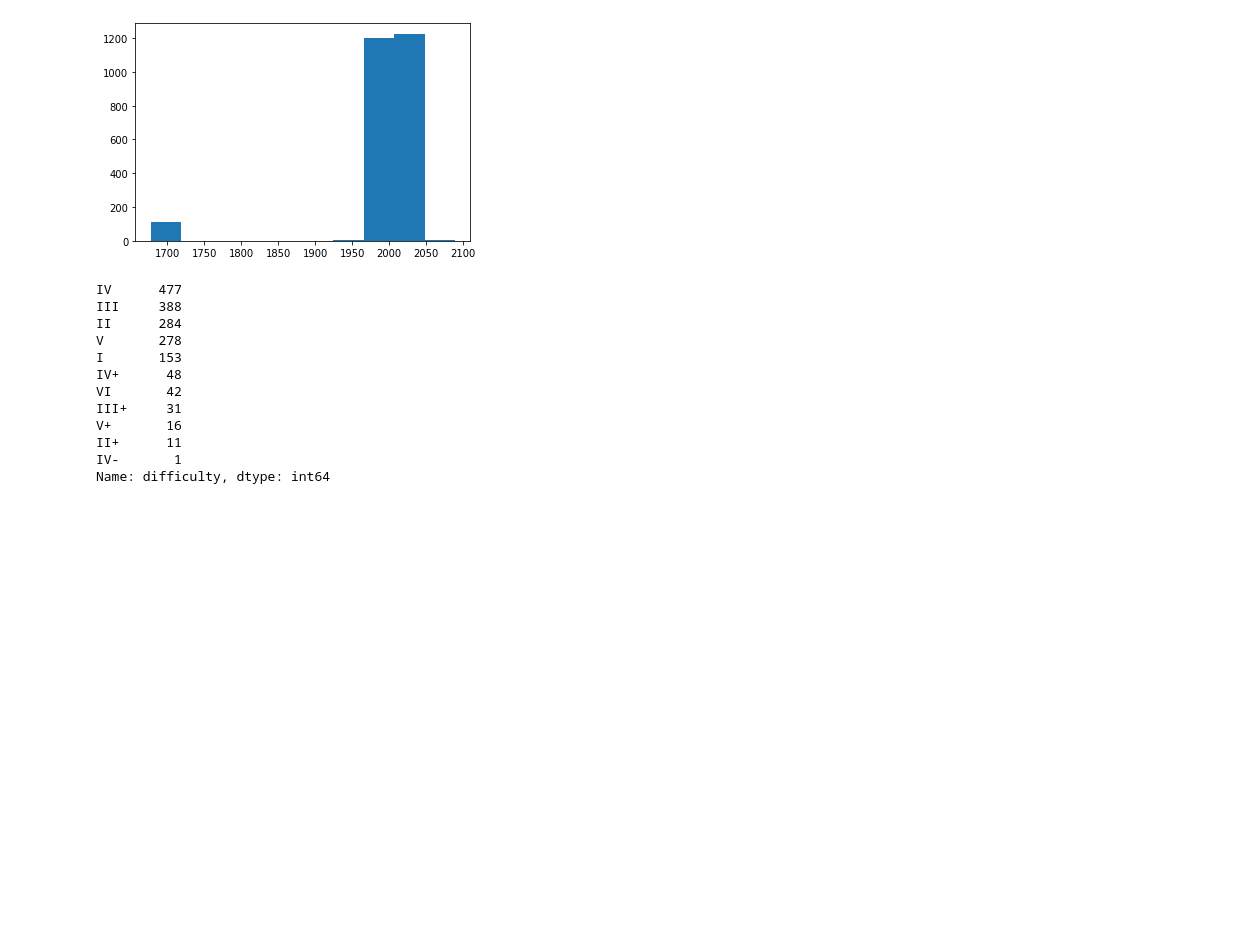
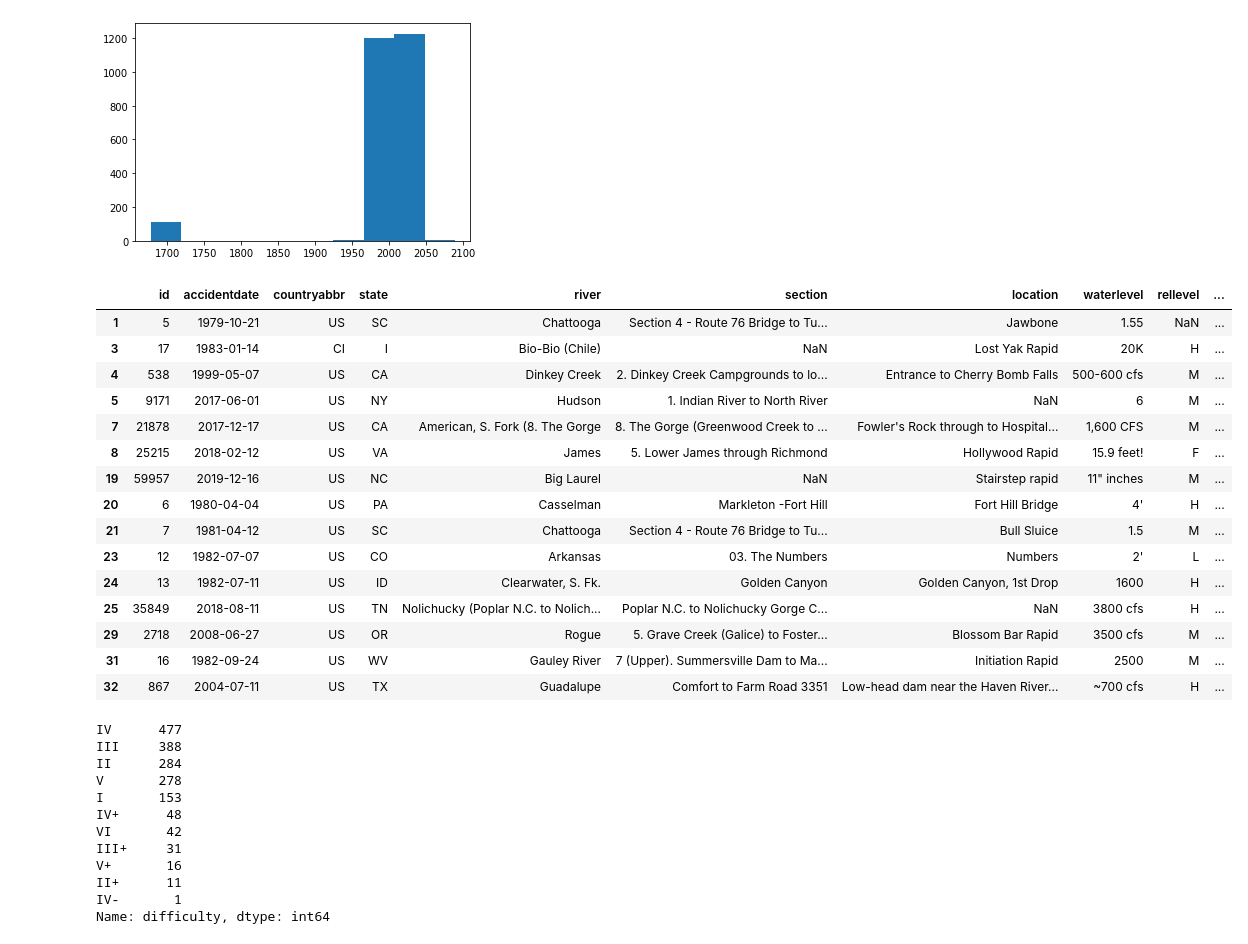
Before and after one commit to hfeiss/AWaccidents, a Jupyter notebook: notebooks/eda.ipynb, the cells around one changed output. Drawn from its saved outputs; the diff is of its cells as text; code cells hidden in the pictures; blank space fills up the shorter version.

```diff
--- a/notebooks/eda.ipynb
+++ b/notebooks/eda.ipynb
@@ -40,6 +36,26 @@ plt.hist(pd.to_datetime(df['accidentdate']))
         732609.40176654, 747634.20088327, 762659.        ]),
  <a list of 10 Patch objects>)
 [figure]
+# %%
+x = df[df['waterlevel'].notna()]
+x.head(15)
+# %% [output]
+|  | id | accidentdate | countryabbr | state | river | section | location | waterlevel | rellevel | ... |
+| 1 | 5 | 1979-10-21 | US | SC | Chattooga | Section 4 - Route 76 Bridge to Tu... | Jawbone | 1.55 | NaN | ... |
+| 3 | 17 | 1983-01-14 | CI | I | Bio-Bio (Chile) | NaN | Lost Yak Rapid | 20K | H | ... |
+| 4 | 538 | 1999-05-07 | US | CA | Dinkey Creek | 2. Dinkey Creek Campgrounds to lo... | Entrance to Cherry Bomb Falls | 500-600 cfs | M | ... |
+| 5 | 9171 | 2017-06-01 | US | NY | Hudson | 1. Indian River to North River | NaN | 6 | M | ... |
+| 7 | 21878 | 2017-12-17 | US | CA | American, S. Fork (8. The Gorge | 8. The Gorge (Greenwood Creek to ... | Fowler's Rock through to Hospital... | 1,600 CFS | M | ... |
+| 8 | 25215 | 2018-02-12 | US | VA | James | 5. Lower James through Richmond | Hollywood Rapid | 15.9 feet! | F | ... |
+| 19 | 59957 | 2019-12-16 | US | NC | Big Laurel | NaN | Stairstep rapid | 11" inches | M | ... |
+| 20 | 6 | 1980-04-04 | US | PA | Casselman | Markleton -Fort Hill | Fort Hill Bridge | 4' | H | ... |
+| 21 | 7 | 1981-04-12 | US | SC | Chattooga | Section 4 - Route 76 Bridge to Tu... | Bull Sluice | 1.5 | M | ... |
+| 23 | 12 | 1982-07-07 | US | CO | Arkansas | 03. The Numbers | Numbers | 2' | L | ... |
+| 24 | 13 | 1982-07-11 | US | ID | Clearwater, S. Fk. | Golden Canyon | Golden Canyon, 1st Drop | 1600 | H | ... |
+| 25 | 35849 | 2018-08-11 | US | TN | Nolichucky (Poplar N.C. to Nolich... | Poplar N.C. to Nolichucky Gorge C... | NaN | 3800 cfs | H | ... |
+| 29 | 2718 | 2008-06-27 | US | OR | Rogue | 5. Grave Creek (Galice) to Foster... | Blossom Bar Rapid | 3500 cfs | M | ... |
+| 31 | 16 | 1982-09-24 | US | WV | Gauley River | 7 (Upper). Summersville Dam to Ma... | Initiation Rapid | 2500 | M | ... |
+| 32 | 867 | 2004-07-11 | US | TX | Guadalupe | Comfort to Farm Road 3351 | Low-head dam near the Haven River... | ~700 cfs | H | ... |
 # %%
 df['difficulty'].value_counts()
 # %% [output]
```
Also changed, not shown: parts of 3 cells of this notebook, 6 other files.
